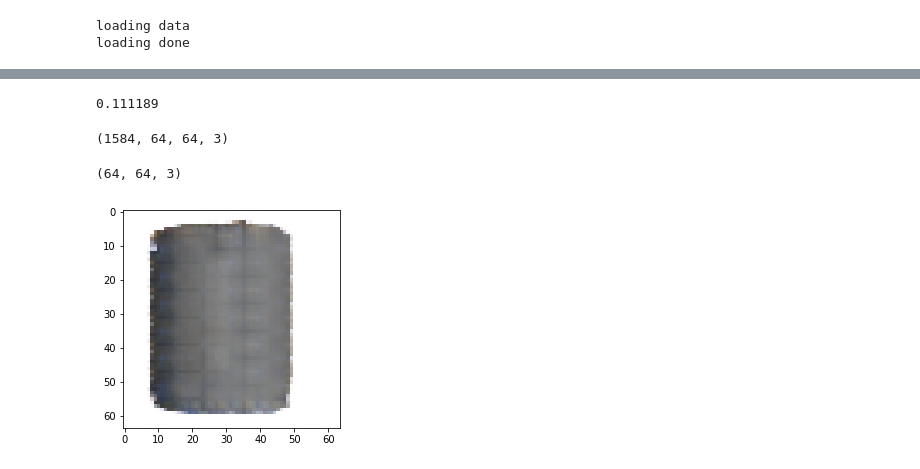
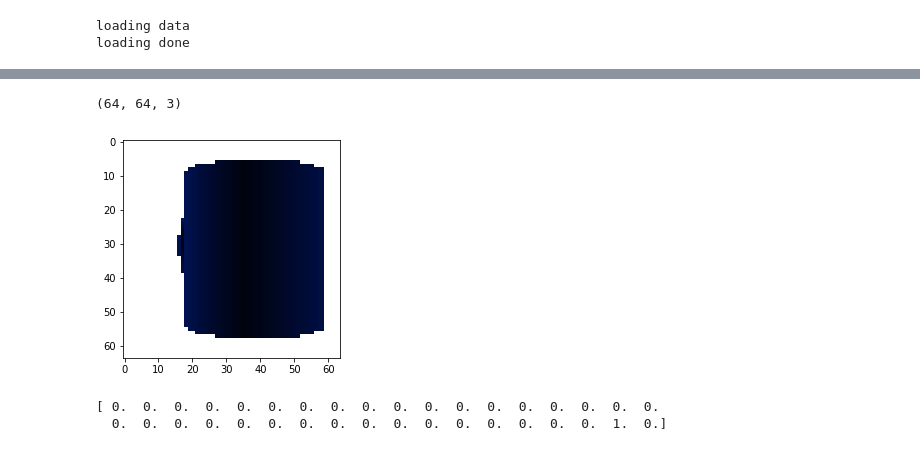
Before and after one commit to Chinmay26/Multi-Viewpoint-Image-generation, a Jupyter notebook: trainers/AutoEncoder_pose.ipynb, the cells around one changed output, grey strips where cells are left out. Cells and saved outputs as stored; diff of their text form; code cells hidden in the pictures.

```diff
--- a/trainers/AutoEncoder_pose.ipynb
+++ b/trainers/AutoEncoder_pose.ipynb
@@ -42,7 +42,10 @@ loading data
 loading done
 # %%
 #this part is to visulize image
-tmp = imageset[3569]
-print tmp.shape
-plt.imshow(tmp/255)
-plt.show()
+tmp = imageset[3]
+print (tmp.shape)
+
+total_images, W, H, C = imageset.shape
+print (total_images)
+training_examples = 170
+test_examples = 36
@@ -294,16 +316,0 @@ plt.show()
-# %%
-
-
-feed_dict = {inputs_: data_test[100:136], targets_: test_labels[100:136], pose_:pose[6120+100:6120+136]}
-
-fetches = [tanh6, loss_op]
-out, loss = sess.run(fetches, feed_dict=feed_dict)
-print loss
-# %% [output]
-0.111189
-# %%
-other = np.array(test_labels)
-
-print other.shape
-# %% [output]
-(1584, 64, 64, 3)
@@ -333,9 +317,16 @@ out /= 2
+# %%
+
+test_labels += 1
+test_labels *=  255
+test_labels /= 2
 # %%
-
-tmp = out[35]
-print tmp.shape
+tmp = test_labels[3102]
+print (tmp.shape)
 plt.imshow(tmp/255)
 plt.show()
+print (pose_test[451][0][0])
 # %% [output]
 (64, 64, 3)
-[figure, old version]
+[figure, new version]
+[ 0.  0.  0.  0.  0.  0.  0.  0.  0.  0.  0.  0.  0.  0.  0.  0.  0.  0.
+  0.  0.  0.  0.  0.  0.  0.  0.  0.  0.  0.  0.  0.  0.  0.  0.  1.  0.]
```
Also changed, not shown: parts of 19 cells of this notebook, 1 other file.
